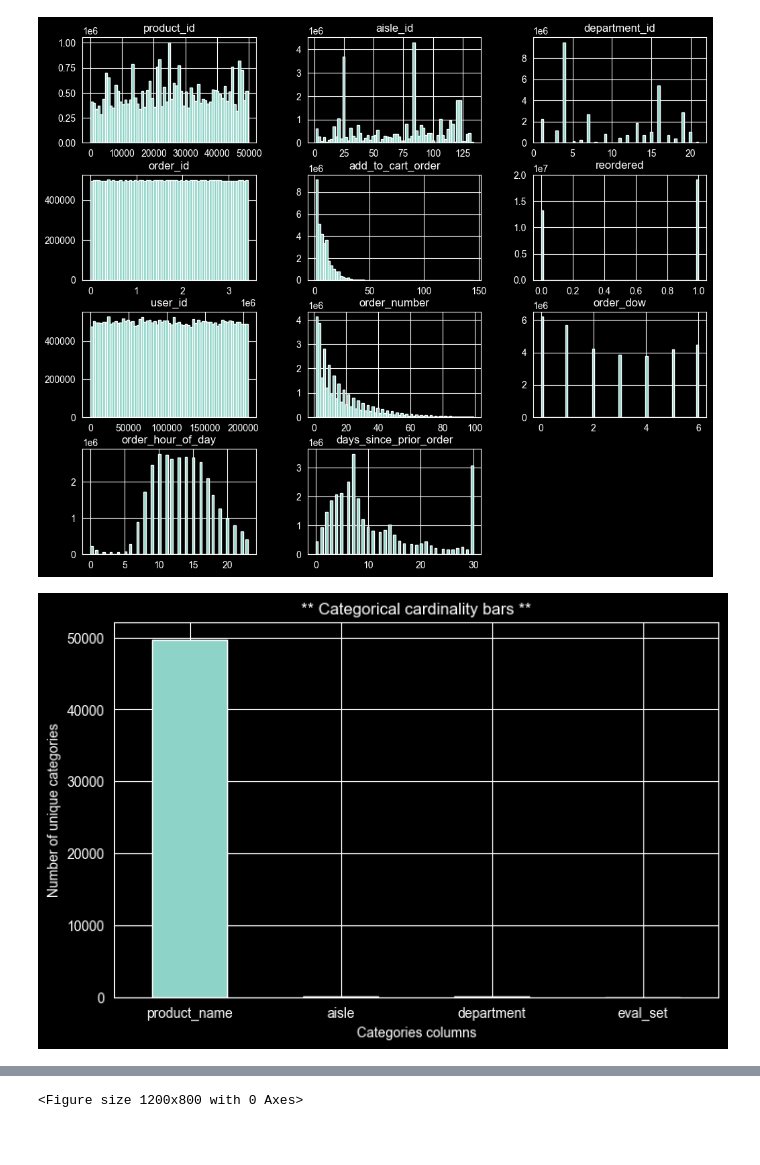
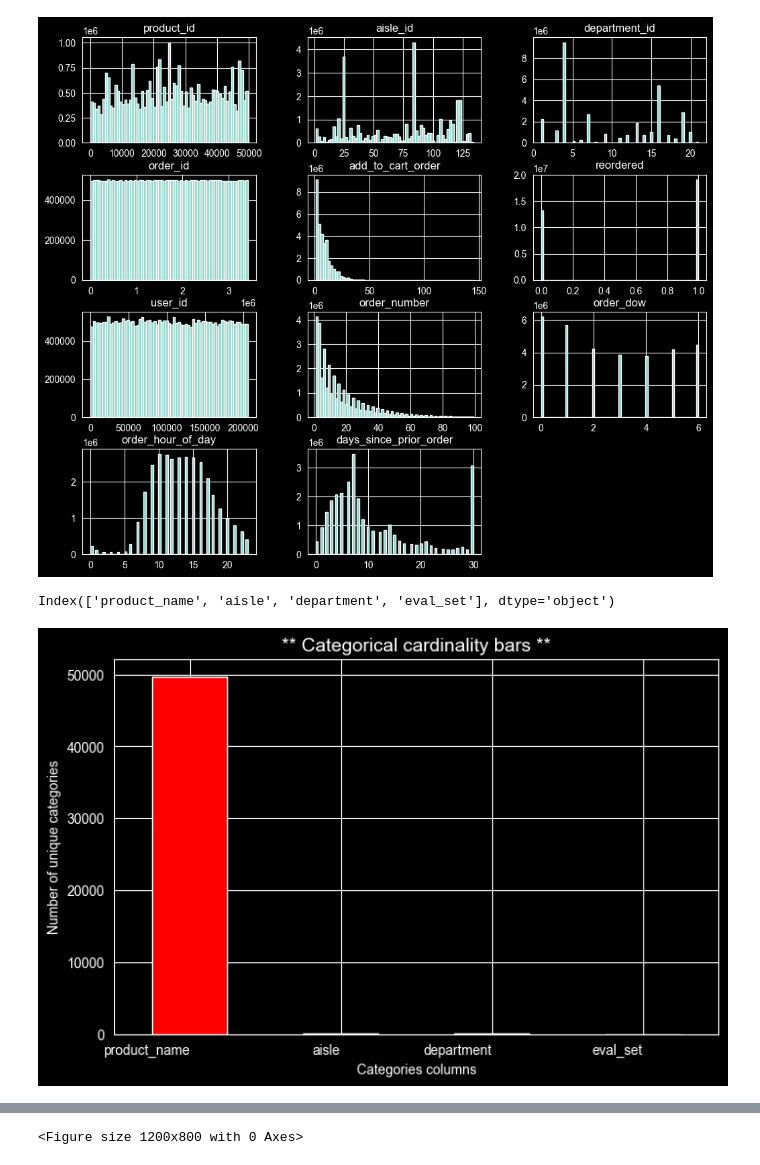
Before and after one commit to frieh7/Fall2025_DS230_Final-project, a Jupyter notebook: main.ipynb, the cells around one changed output, grey strips where cells are left out. Saved outputs shown, nothing was run; the diff lists cells and outputs as text; code cells hidden in the pictures; blank space fills up the shorter version.

```diff
--- a/main.ipynb
+++ b/main.ipynb
@@ -230,18 +229,22 @@ merged_prior.hist(figsize=(12, 10), bins=65)
 plt.show()
 # %% [output]
 [figure]
+# %%
+cat_cols = merged_prior.select_dtypes(include=["object"]).columns
+cat_cols
+# %% [output]
+Index(['product_name', 'aisle', 'department', 'eval_set'], dtype='object')
 # %%
-cat_cols = merged_prior.select_dtypes(include=["object"]).columns
 cardinality = merged_prior[cat_cols].nunique().sort_values(ascending=False)
 plt.figure(figsize=(8, 5))
-cardinality.plot(kind="bar")
-plt.title("** Categorical cardinality bars **")
+cardinality.plot(kind="bar", color="red")
+plt.title("** Categorical cardinality bars **", fontsize=14)
 plt.ylabel("Number of unique categories")
 plt.xlabel("Categories columns")
-plt.xticks(rotation=0)
+plt.xticks(rotation=0 ,  ha="right")
 plt.show()
 # %% [output]
-[figure, old version]
+[figure, new version]
 # %%
 def plot_top_k(ds, col, k=10):
     top_k = ds[col].value_counts().head(k)
```
Also changed, not shown: parts of 11 cells of this notebook.
